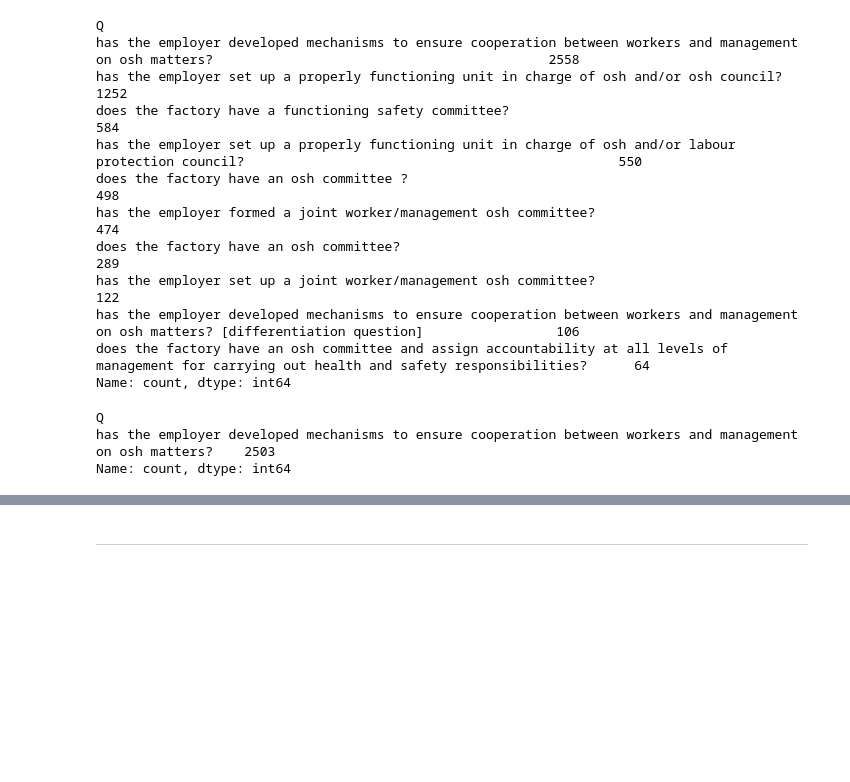
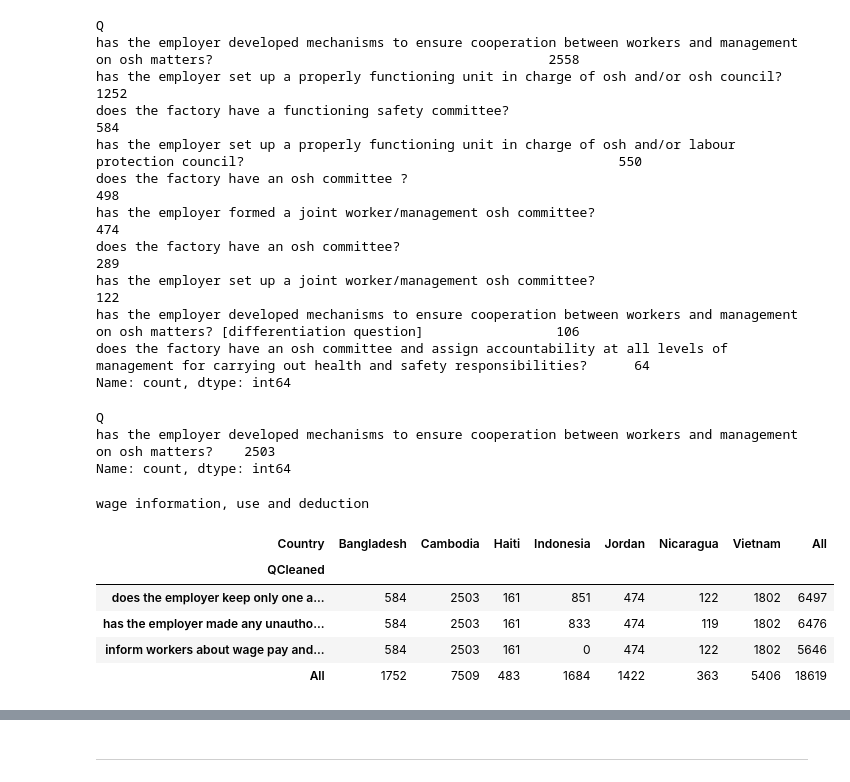
Before and after one commit to xolyn/labor_audit, a Jupyter notebook: CY/CYcleaning.ipynb, the cells around one changed output, grey strips where cells are left out. Saved outputs shown, nothing was run; the diff lists cells and outputs as text; code cells hidden in the pictures; blank space fills up the shorter version.

```diff
--- a/CY/CYcleaning.ipynb
+++ b/CY/CYcleaning.ipynb
@@ -150,3 +170,13 @@ df.loc[df.Q.str.contains(""), "QCleaned"]=""
 # %%
 # export
 df.to_csv("D://audits620.csv", index=False)
+# %%
+tab(cp='wage information, use and deduction')
+# %% [output]
+wage information, use and deduction
+| Country | Bangladesh | Cambodia | Haiti | Indonesia | Jordan | Nicaragua | Vietnam | All |
+| QCleaned |  |  |  |  |  |  |  |  |
+| does the employer keep only one a... | 584 | 2503 | 161 | 851 | 474 | 122 | 1802 | 6497 |
+| has the employer made any unautho... | 584 | 2503 | 161 | 833 | 474 | 119 | 1802 | 6476 |
+| inform workers about wage pay and... | 584 | 2503 | 161 | 0 | 474 | 122 | 1802 | 5646 |
+| All | 1752 | 7509 | 483 | 1684 | 1422 | 363 | 5406 | 18619 |
```
Also changed, not shown: parts of 58 cells of this notebook, 1 other file.
